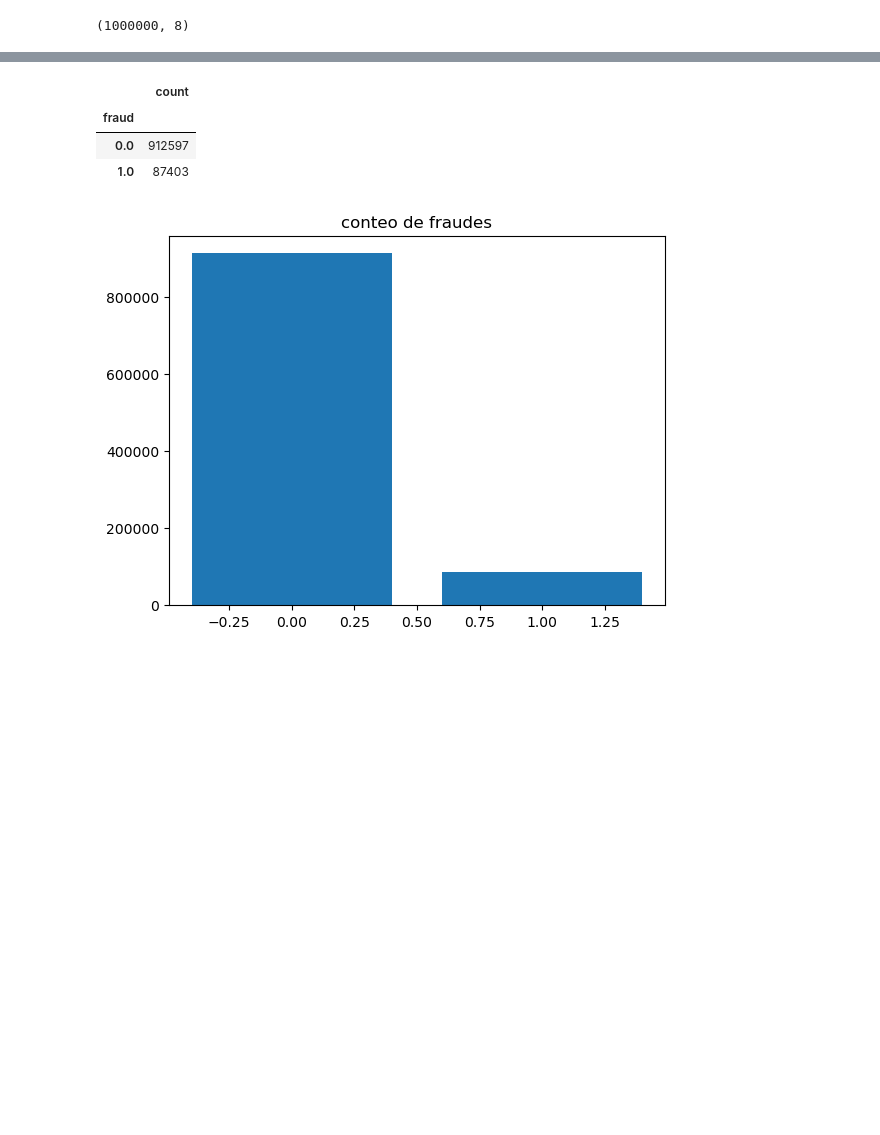
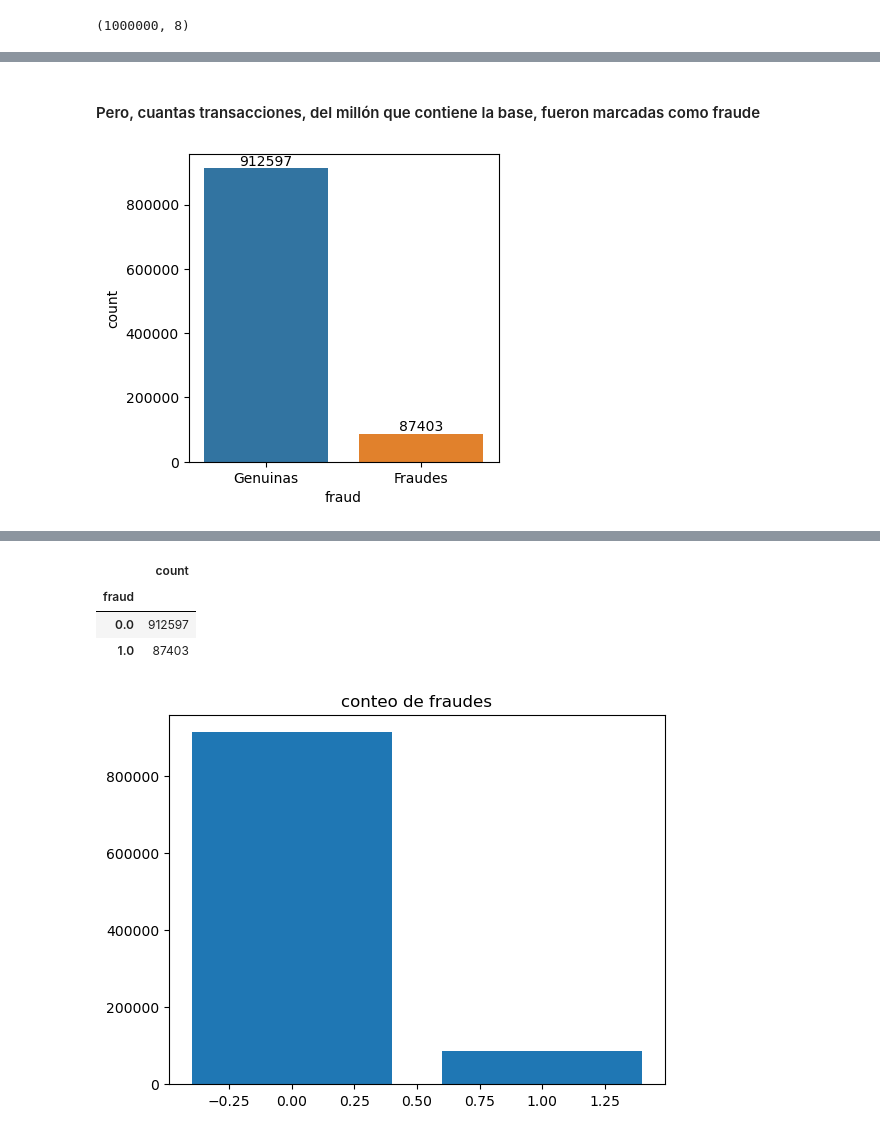
Before and after one commit to Hector-Daniel/Credit-Card---Fraud-Detection, a Jupyter notebook: Notebooks/Analisis_inicial.ipynb, the cells around one changed output, grey strips where cells are left out. Drawn from its saved outputs; the diff is of its cells as text; code cells hidden in the pictures; blank space fills up the shorter version.

```diff
--- a/Notebooks/Analisis_inicial.ipynb
+++ b/Notebooks/Analisis_inicial.ipynb
@@ -42,0 +91,12 @@ import matplotlib.pyplot as plt
+# %% [markdown]
+#### Pero, cuantas transacciones, del millón que contiene la base, fueron marcadas como fraude
+# %%
+plt.figure(figsize=(4,4))
+
+ax1=sb.countplot(x="fraud", data=df_fraudes)
+for label in ax1.containers:
+    ax1.bar_label(label)
+    ax1.set_xticklabels(['Genuinas','Fraudes'])
+plt.show()
+# %% [output]
+[figure, added]
```
Also changed, not shown: parts of 94 cells of this notebook.
